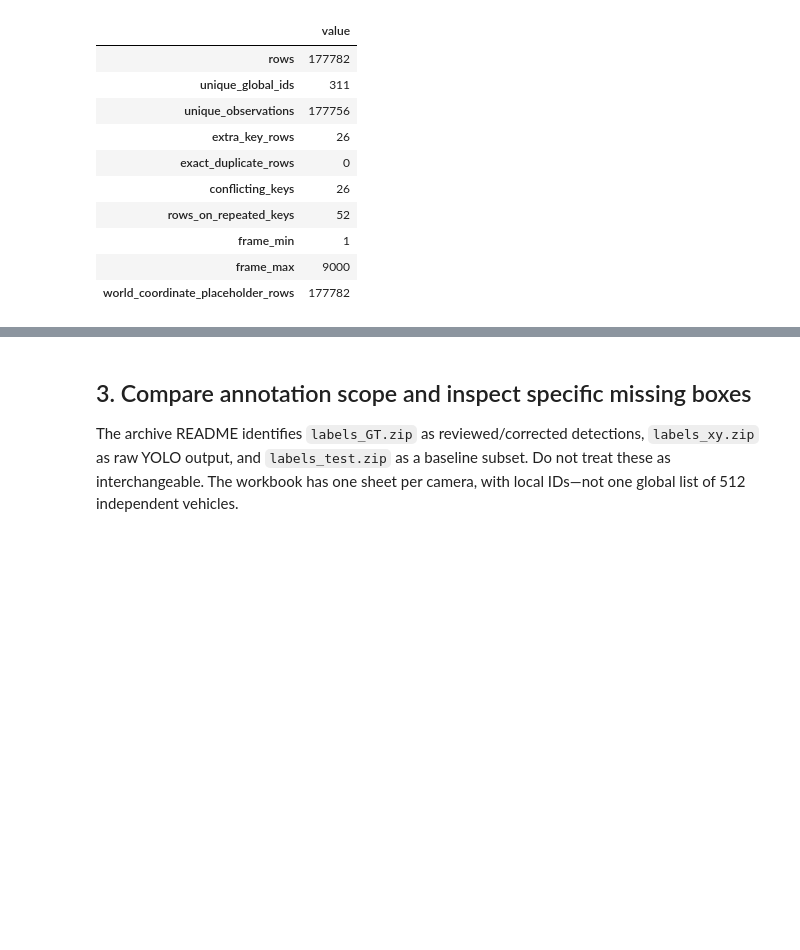
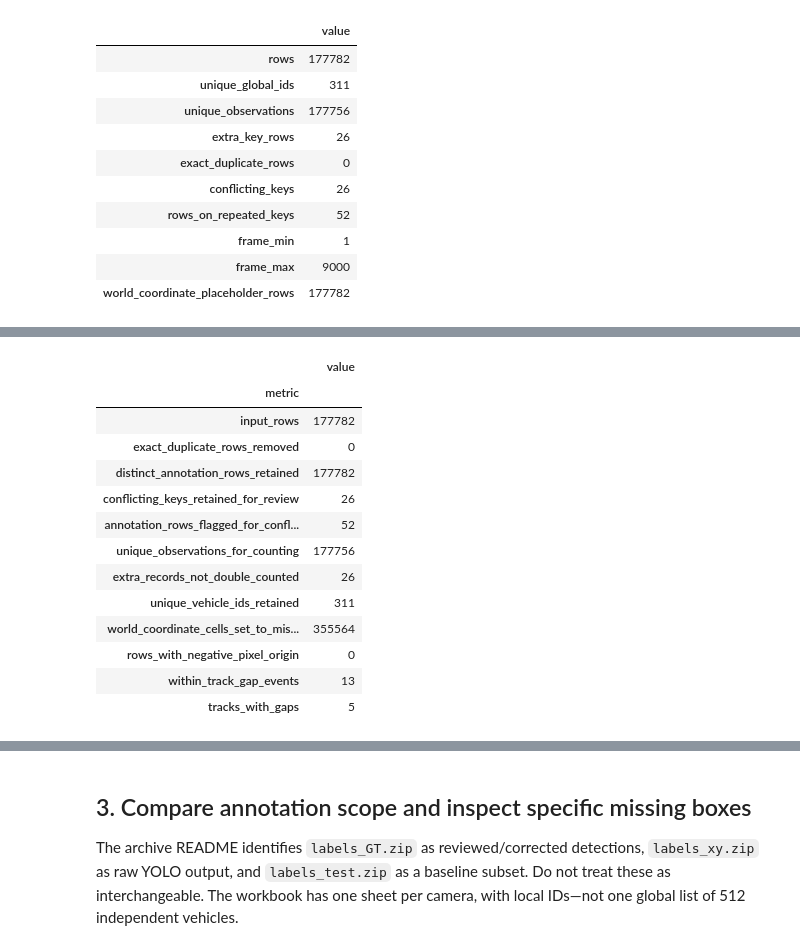
Before and after one commit to lyudmilashamina/roundabouthd-analysis, a Jupyter notebook: final_analysis.ipynb, the cells around one changed output, grey strips where cells are left out. Cells and saved outputs as stored; diff of their text form; code cells hidden in the pictures; blank space fills up the shorter version.

Commit message:
Add explicit data preparation and cleaning with audited outputs

```diff
--- a/final_analysis.ipynb
+++ b/final_analysis.ipynb
@@ -208,0 +219,98 @@ display(pd.Series(quality, name='value').to_frame())
+# %%
+PROCESSED = ROOT / 'data' / 'processed'
+PROCESSED.mkdir(parents=True, exist_ok=True)
+raw_snapshot = raw.copy(deep=True)
+
+prepared_annotations = raw.drop_duplicates().copy()
+prepared_annotations['source_row'] = prepared_annotations.index + 1
+prepared_annotations['has_conflicting_key'] = prepared_annotations.duplicated(KEY, keep=False)
+prepared_annotations[['xworld', 'yworld']] = prepared_annotations[['xworld', 'yworld']].replace(-1, np.nan)
+
+# Retain questionable coordinates for review rather than clipping them silently.
+prepared_annotations['has_negative_pixel_origin'] = prepared_annotations[['x', 'y']].lt(0).any(axis=1)
+
+# This table represents presence, not a choice between competing bounding boxes.
+observations = prepared_annotations[KEY].drop_duplicates().sort_values(KEY).reset_index(drop=True)
+prepared_observations = observations.copy()
+prepared_observations['relative_time_seconds'] = (prepared_observations.frame - FIRST_FRAME) / FPS
+prepared_observations['minute'] = ((prepared_observations.frame - FIRST_FRAME) // (FPS * 60)).astype(int)
+prepared_observations['has_conflicting_key'] = pd.MultiIndex.from_frame(observations[KEY]).isin(
+    pd.MultiIndex.from_frame(conflict_keys[KEY]))
+
+# Gaps are diagnostic flags, not rows to fill or reasons to delete a vehicle.
+frame_step = observations.groupby(['camera_id', 'vehicle_id']).frame.diff()
+gap_rows = observations.loc[frame_step.gt(1)].copy()
+gap_rows['previous_frame'] = (observations.frame - frame_step).loc[gap_rows.index].astype(int)
+gap_rows['missing_frames'] = frame_step.loc[gap_rows.index].astype(int) - 1
+gap_rows['missing_frame_seconds'] = gap_rows.missing_frames / FPS
+
+cleaning_summary = pd.Series({
+    'input_rows': len(raw),
+    'exact_duplicate_rows_removed': len(raw) - len(prepared_annotations),
+    'distinct_annotation_rows_retained': len(prepared_annotations),
+    'conflicting_keys_retained_for_review': len(conflict_keys),
+    'annotation_rows_flagged_for_conflicts': int(prepared_annotations.has_conflicting_key.sum()),
+    'unique_observations_for_counting': len(observations),
+    'extra_records_not_double_counted': len(raw) - len(observations),
+    'unique_vehicle_ids_retained': observations.vehicle_id.nunique(),
+    'world_coordinate_cells_set_to_missing': int(raw[['xworld', 'yworld']].eq(-1).sum().sum()),
+    'rows_with_negative_pixel_origin': int(prepared_annotations.has_negative_pixel_origin.sum()),
+    'within_track_gap_events': len(gap_rows),
+    'tracks_with_gaps': len(gap_rows[['camera_id', 'vehicle_id']].drop_duplicates()),
+}, name='value').rename_axis('metric')
+
+assert not observations.duplicated(KEY).any()
+assert set(observations.vehicle_id) == set(raw.vehicle_id)
+assert len(observations) == raw[KEY].drop_duplicates().shape[0]
+assert prepared_observations.minute.between(0, 9).all()
+assert int(prepared_observations.has_conflicting_key.sum()) == len(conflict_keys)
+assert not prepared_annotations[['xworld', 'yworld']].eq(-1).any().any()
+pd.testing.assert_frame_equal(raw, raw_snapshot)
+
+prepared_annotations.to_csv(PROCESSED / 'annotations_prepared_with_flags.csv', index=False)
+prepared_observations.to_csv(PROCESSED / 'observations_for_counts_and_timing.csv', index=False)
+gap_rows.to_csv(TABLES / 'observation_gaps.csv', index=False)
+cleaning_summary.to_csv(TABLES / 'cleaning_summary.csv')
+display(cleaning_summary.to_frame())
+
+cleaning_report = f"""# Data preparation and cleaning
+
+I prepared the multi-camera annotations for counting vehicles and comparing annotated observation time. I used pandas and NumPy, kept the original files unchanged, and generated separate working tables.
+
+## What I checked and changed
+
+- Checked column structure, missing/non-finite values, integer IDs and frames, valid camera/frame ranges, and positive box dimensions. These checks passed for the multi-camera file.
+- Checked for completely identical rows: **{len(raw) - len(prepared_annotations):,} removed**.
+- Found **{len(conflict_keys):,} conflicting observation keys**, involving **{int(prepared_annotations.has_conflicting_key.sum()):,} rows**. I retained and flagged the different box candidates instead of choosing one arbitrarily.
+- Created a table with **{len(observations):,} unique observations** from **{len(raw):,} input rows**. Each camera–vehicle–frame combination contributes once to counts and timing; all **{observations.vehicle_id.nunique()} vehicle IDs** remain.
+- Converted world-coordinate placeholders (`-1`) to missing values in the working annotations. I did not use these columns to calculate speed.
+- Added relative seconds and minute intervals using 15 FPS. Frame 1 starts at zero seconds.
+- Flagged **{len(gap_rows):,} gaps across {len(gap_rows[['camera_id', 'vehicle_id']].drop_duplicates())} tracks**. I kept these tracks and did not fill the missing frames. Long gaps are not evidence of continuous observation.
+
+## Files and limits
+
+The notebook creates `data/processed/annotations_prepared_with_flags.csv` and `data/processed/observations_for_counts_and_timing.csv` in the cloud runtime. Summary counts and gap diagnostics are saved in `results/`. Raw and processed datasets are excluded from Git commits; the notebook regenerates them.
+
+The observation table is suitable for counting included annotations and calculating annotated frame time. It is not a corrected bounding-box training dataset. Conflicting boxes, selected missing matches, and the reasons for exclusions remain unresolved. I did not claim that this cleaning recovers all traffic or establishes annotation accuracy.
+
+## How I would explain it
+
+I checked the annotation format, handled placeholder coordinates, and made sure repeated observations were counted only once. I kept uncertain records visible instead of guessing how to fix them. This gives me a consistent basis for the analysis while preserving the dataset's limitations.
+"""
+(REPORTS / 'data_preparation_and_cleaning.md').write_text(cleaning_report)
+print(f'Prepared tables saved to {PROCESSED}')
+# %% [output]
+|  | value |
+| metric |  |
+| input_rows | 177782 |
+| exact_duplicate_rows_removed | 0 |
+| distinct_annotation_rows_retained | 177782 |
+| conflicting_keys_retained_for_review | 26 |
+| annotation_rows_flagged_for_confl... | 52 |
+| unique_observations_for_counting | 177756 |
+| extra_records_not_double_counted | 26 |
+| unique_vehicle_ids_retained | 311 |
+| world_coordinate_cells_set_to_mis... | 355564 |
+| rows_with_negative_pixel_origin | 0 |
+| within_track_gap_events | 13 |
+| tracks_with_gaps | 5 |
```
Also changed, not shown: parts of 3 cells of this notebook, 6 other files.
